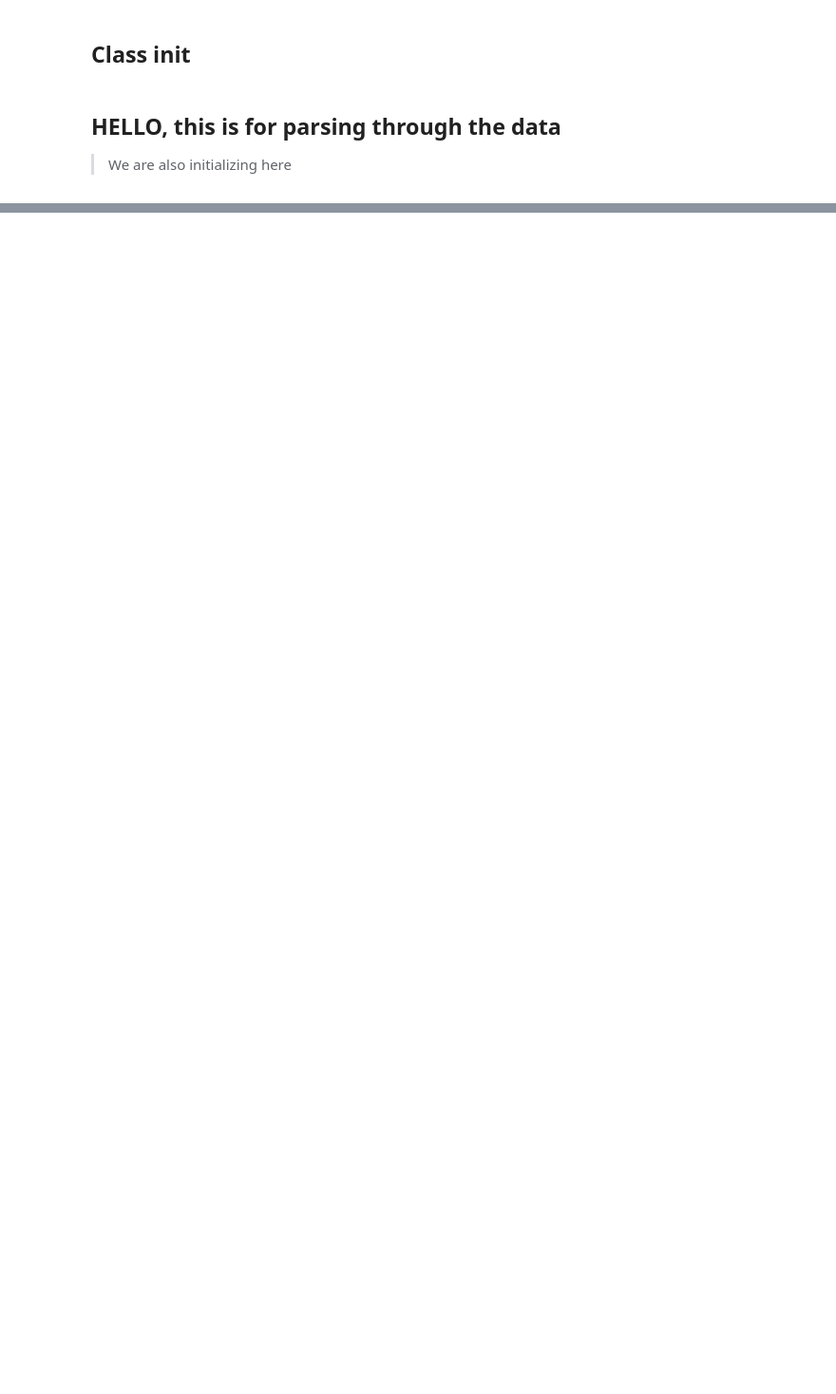
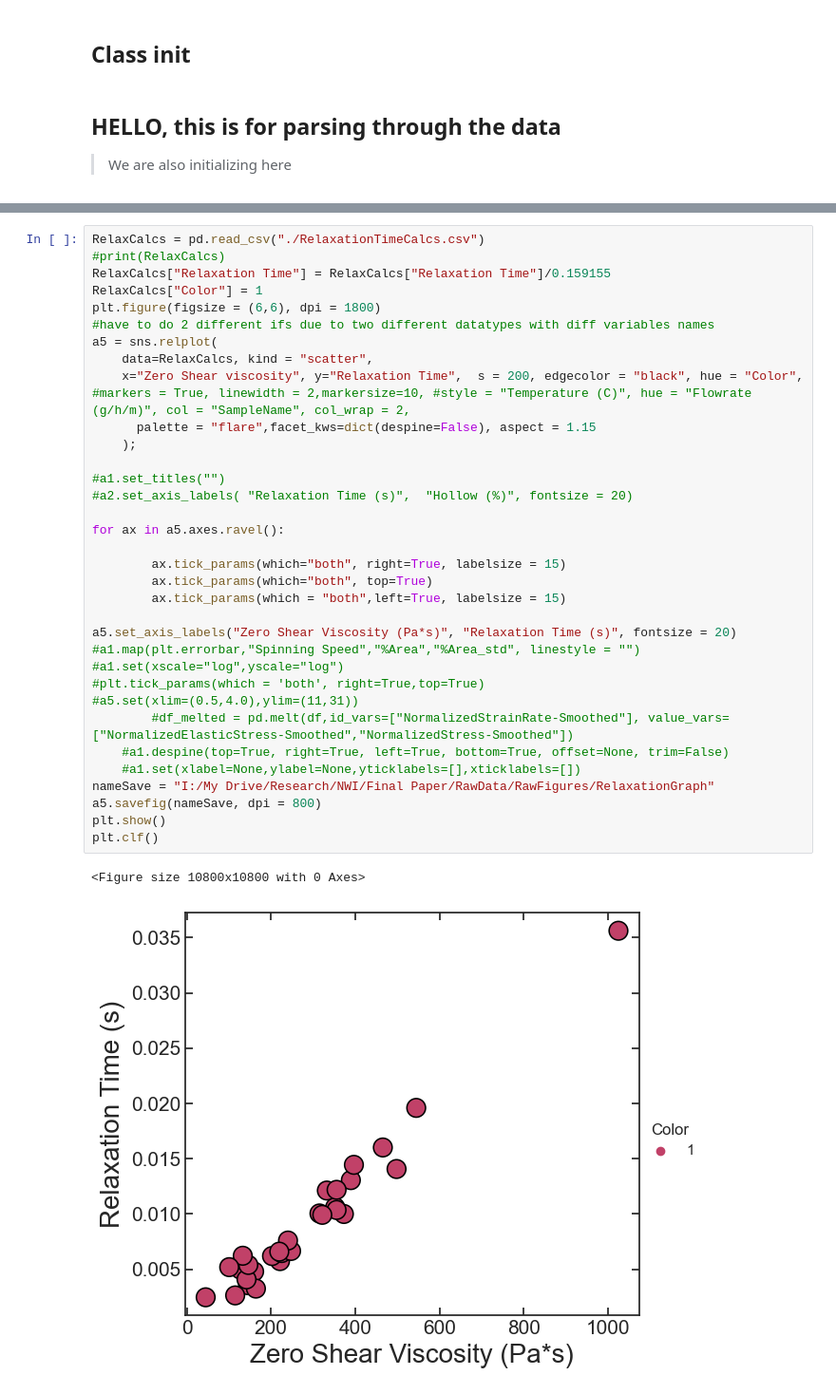
Before and after one commit to khperera/Scripts-Hollowfiber-experimental, a Jupyter notebook: FiberAnalysis2.ipynb, the cells around one changed output, grey strips where cells are left out. Shown: that part at 95% size. Cells and saved outputs as stored; diff of their text form; blank space fills up the shorter version.

```diff
--- a/FiberAnalysis2.ipynb
+++ b/FiberAnalysis2.ipynb
@@ -323,0 +312,37 @@ dtype: object
+# %%
+RelaxCalcs = pd.read_csv("./RelaxationTimeCalcs.csv")
+#print(RelaxCalcs)
+RelaxCalcs["Relaxation Time"] = RelaxCalcs["Relaxation Time"]/0.159155
+RelaxCalcs["Color"] = 1
+plt.figure(figsize = (6,6), dpi = 1800)
+#have to do 2 different ifs due to two different datatypes with diff variables names
+a5 = sns.relplot(
+    data=RelaxCalcs, kind = "scatter",
+    x="Zero Shear viscosity", y="Relaxation Time",  s = 200, edgecolor = "black", hue = "Color", #markers = True, linewidth = 2,markersize=10, #style = "Temperature (C)", hue = "Flowrate (g/h/m)", col = "SampleName", col_wrap = 2,
+      palette = "flare",facet_kws=dict(despine=False), aspect = 1.15
+    );
+
+#a1.set_titles("")
+#a2.set_axis_labels( "Relaxation Time (s)",  "Hollow (%)", fontsize = 20)
+
+for ax in a5.axes.ravel():
+
+        ax.tick_params(which="both", right=True, labelsize = 15)
+        ax.tick_params(which="both", top=True)
+        ax.tick_params(which = "both",left=True, labelsize = 15)
+
+a5.set_axis_labels("Zero Shear Viscosity (Pa*s)", "Relaxation Time (s)", fontsize = 20)
+#a1.map(plt.errorbar,"Spinning Speed","%Area","%Area_std", linestyle = "")
+#a1.set(xscale="log",yscale="log")
+#plt.tick_params(which = 'both', right=True,top=True)
+#a5.set(xlim=(0.5,4.0),ylim=(11,31))
+        #df_melted = pd.melt(df,id_vars=["NormalizedStrainRate-Smoothed"], value_vars=["NormalizedElasticStress-Smoothed","NormalizedStress-Smoothed"])
+    #a1.despine(top=True, right=True, left=True, bottom=True, offset=None, trim=False)
+    #a1.set(xlabel=None,ylabel=None,yticklabels=[],xticklabels=[])
+nameSave = "I:/My Drive/Research/NWI/Final Paper/RawData/RawFigures/RelaxationGraph"
+a5.savefig(nameSave, dpi = 800)
+plt.show()
+plt.clf()
+# %% [output]
+<Figure size 10800x10800 with 0 Axes>
+[figure, added]
```
Also changed, not shown: parts of 9 cells of this notebook, 6 other files.
